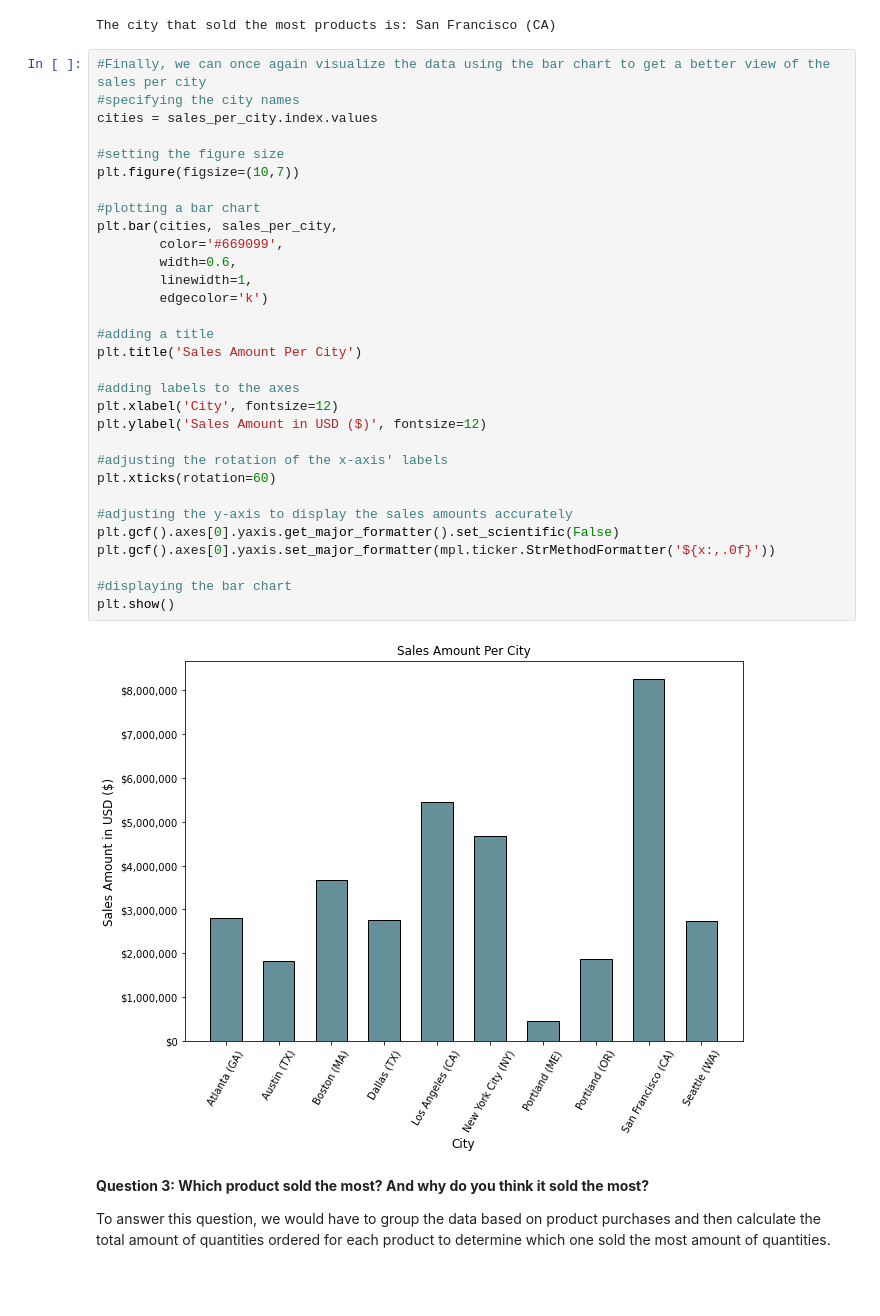
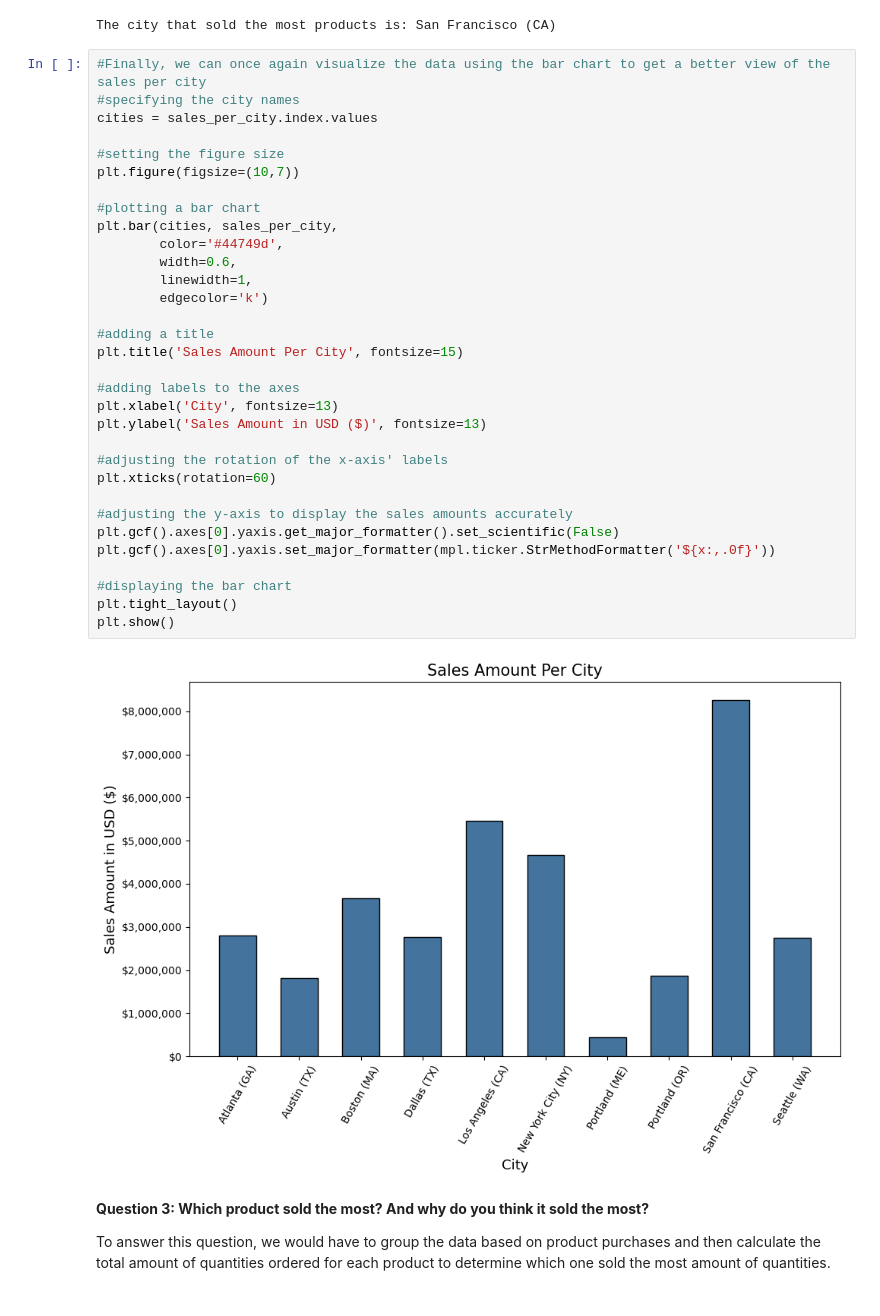
Before and after one commit to Mo-Khalifa96/Sales-Analysis-with-Python, a Jupyter notebook: Sales Analysis (Jupyter version).ipynb, the cells around one changed output. Cells and saved outputs as stored; diff of their text form.

```diff
--- a/Sales Analysis (Jupyter version).ipynb
+++ b/Sales Analysis (Jupyter version).ipynb
@@ -370,36 +379,37 @@ The city that sold the most products is: San Francisco (CA)
 # %%
 #Finally, we can once again visualize the data using the bar chart to get a better view of the sales per city
 #specifying the city names
 cities = sales_per_city.index.values
 
 #setting the figure size
 plt.figure(figsize=(10,7))
 
 #plotting a bar chart
 plt.bar(cities, sales_per_city,
-        color='#669099',
+        color='#44749d',
         width=0.6,
         linewidth=1,
         edgecolor='k')
 
 #adding a title
-plt.title('Sales Amount Per City')
+plt.title('Sales Amount Per City', fontsize=15)
 
 #adding labels to the axes
-plt.xlabel('City', fontsize=12)
-plt.ylabel('Sales Amount in USD ($)', fontsize=12)
+plt.xlabel('City', fontsize=13)
+plt.ylabel('Sales Amount in USD ($)', fontsize=13)
 
 #adjusting the rotation of the x-axis' labels
 plt.xticks(rotation=60)
 
 #adjusting the y-axis to display the sales amounts accurately
 plt.gcf().axes[0].yaxis.get_major_formatter().set_scientific(False)
 plt.gcf().axes[0].yaxis.set_major_formatter(mpl.ticker.StrMethodFormatter('${x:,.0f}'))
 
 #displaying the bar chart
+plt.tight_layout()
 plt.show()
 # %% [output]
-[figure, old version]
+[figure, new version]
 # %% [markdown]
 **Question 3: Which product sold the most? And why do you think it sold the most?**
 <br>
```
Also changed, not shown: parts of 5 cells of this notebook.
